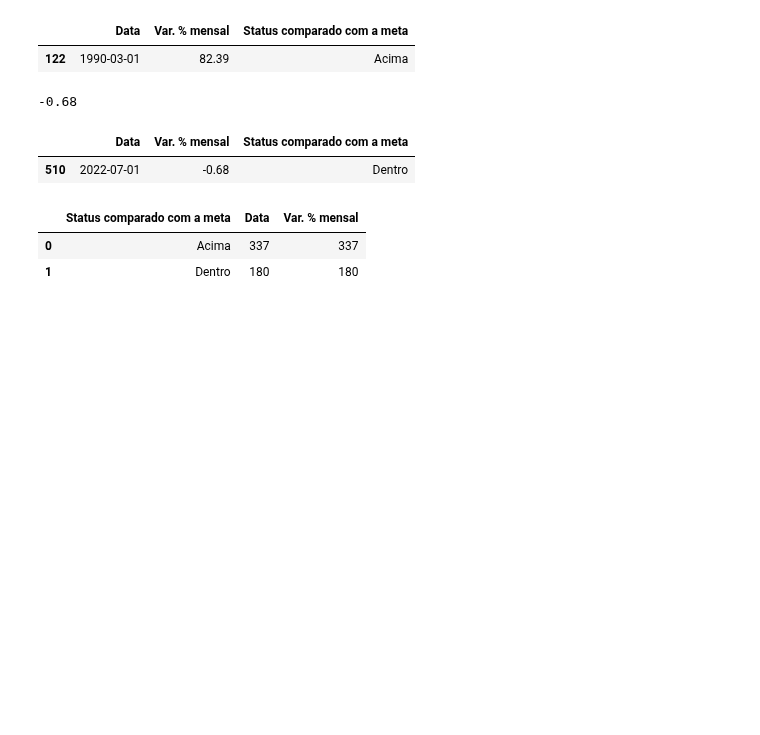
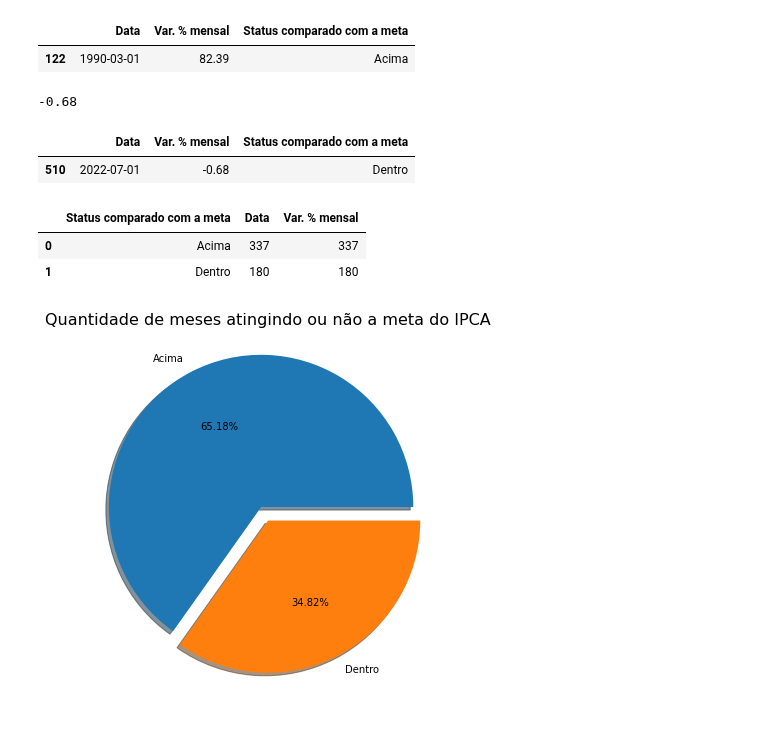
Before and after one commit to VictorGFL/Curso-de-Extensao-python-pandas, a Jupyter notebook: IPCAnoPythonPandas.ipynb, the cells around one changed output. Saved outputs shown, nothing was run; the diff lists cells and outputs as text; code cells hidden in the pictures; blank space fills up the shorter version.

```diff
--- a/IPCAnoPythonPandas.ipynb
+++ b/IPCAnoPythonPandas.ipynb
@@ -144,6 +144,16 @@ display(IPCAdf)
 # %%
 #Plotar gráfico de comparação da quantidade de meses acima e dentro da meta
 from matplotlib import pyplot as plt
+labels = ['Acima', 'Dentro']
+vals = [IPCAdf['Var. % mensal']]
+explode = (0.1, 0)
+fig, ax = plt.subplots(figsize = (15,7))
+
+ax.pie(vals, labels=labels, autopct="%.2f%%", shadow=True, explode=explode)
+ax.set_title('Quantidade de meses atingindo ou não a meta do IPCA', fontsize=16)
+plt.show()
+# %% [output]
+[figure, added]
 # %%
 #Exportar para xlsx o dataframe
 IPCAdf.to_excel('Comparacao_do_IPCA_com_a_meta.xlsx', sheet_name = 'Distribuicao')
```
